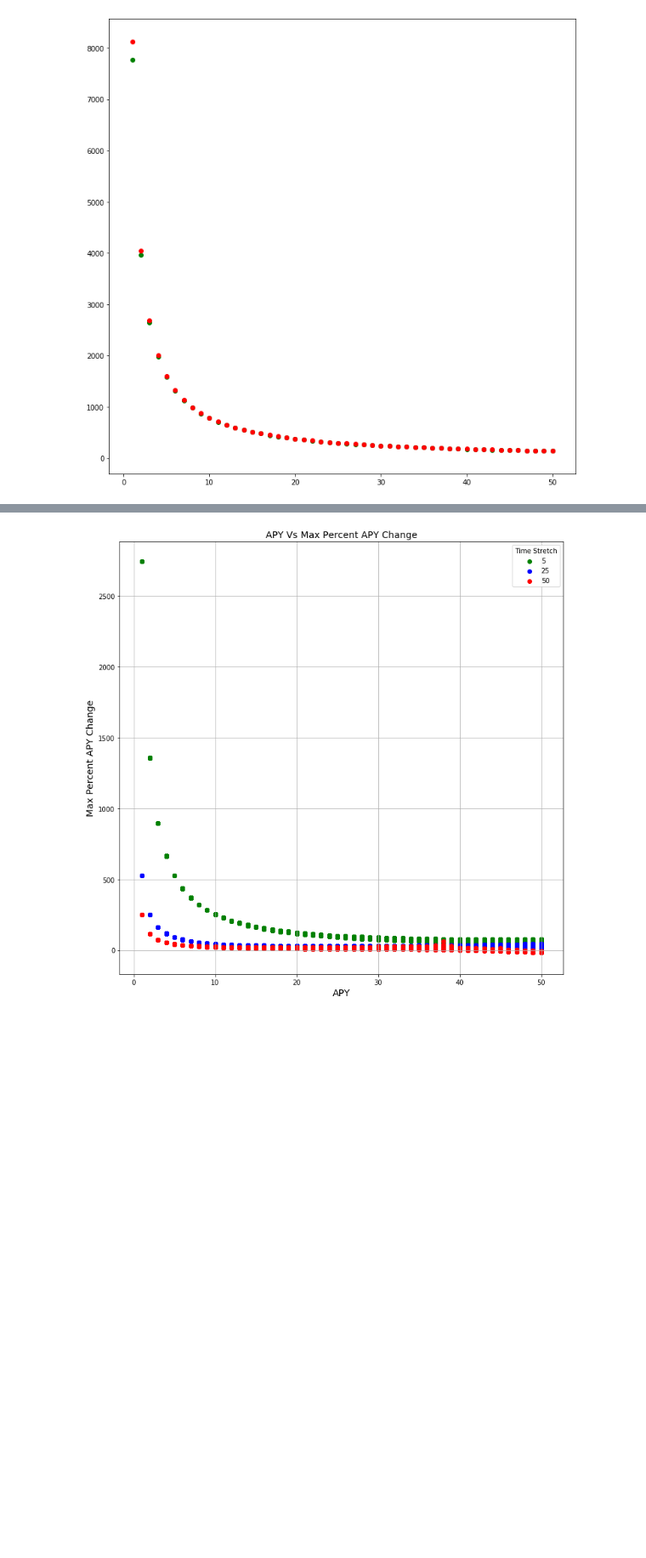
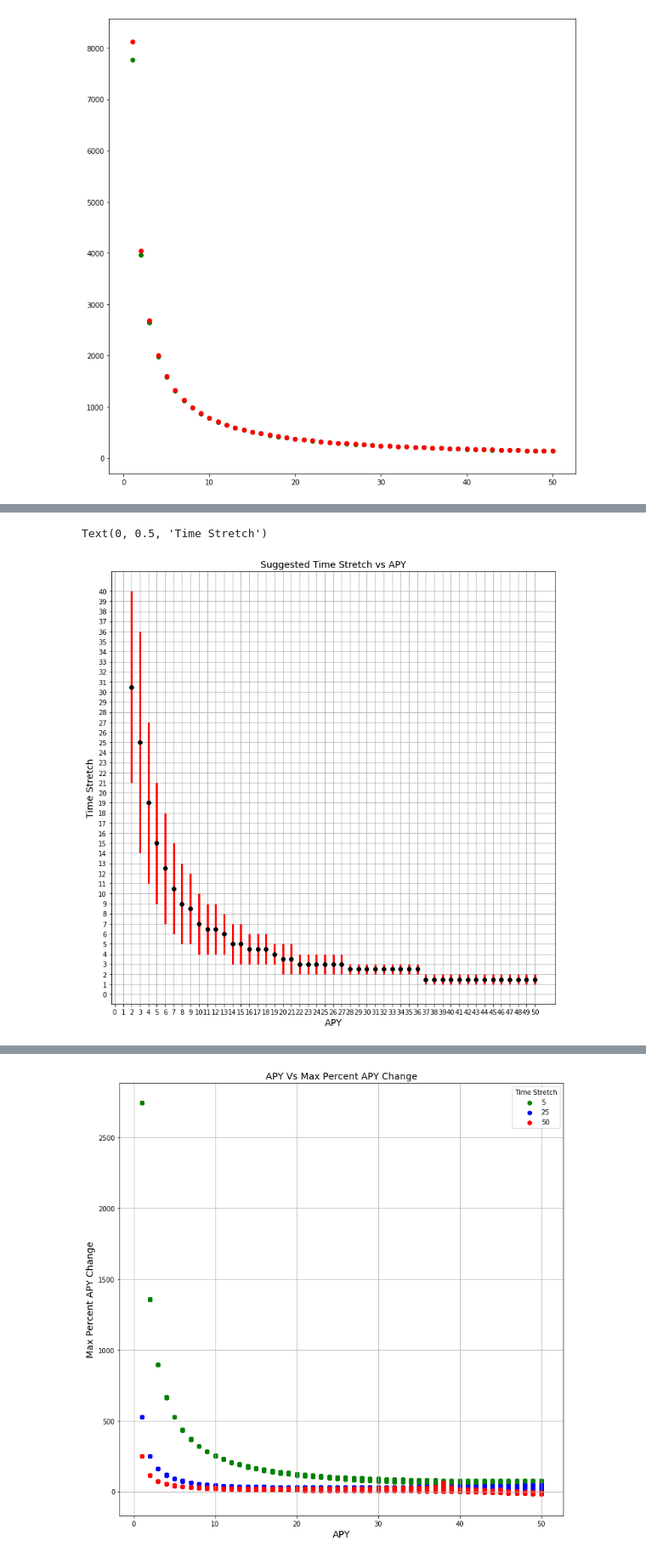
Before and after one commit to delvtech/agent0, a Jupyter notebook: limits_to_price_discovery.ipynb, the cells around one changed output, grey strips where cells are left out. Shown at 85% size. Cells and saved outputs as stored; diff of their text form; code cells hidden in the pictures; blank space fills up the shorter version.

Commit message:
mods to limits_to_price_discovery.ipynb in support of writeup.  merged all useful code from apy_slippage into it as well.

```diff
--- a/limits_to_price_discovery.ipynb
+++ b/limits_to_price_discovery.ipynb
@@ -397,0 +464,18 @@ min(times)
+# %%
+#df.to_csv('apy_change.csv')
+pd.set_option('display.max_rows', None)
+df['reserve_ratio']=df['x_reserves']/df['y_reserves']
+
+reserve_ratio_filter=(df['reserve_ratio']>=1/2)&(df['reserve_ratio']<=2/1)
+price_discovery_filter=(df['max_apy_change']>=50)
+df_filtered = df[reserve_ratio_filter & price_discovery_filter].reset_index()
+
+apy_t_stretches=[]
+for APY in np.arange(1, 51, 1):
+    min_ts=df_filtered[df_filtered['apy']==APY]['time_stretch'].min()
+    max_ts=df_filtered[df_filtered['apy']==APY]['time_stretch'].max()
+    min_tl=df_filtered[(df_filtered['apy']==APY)&(df_filtered['time_stretch']>=min_ts)&(df_filtered['time_stretch']<=max_ts)]['tranche_length'].min()
+    max_tl=df_filtered[(df_filtered['apy']==APY)&(df_filtered['time_stretch']>=min_ts)&(df_filtered['time_stretch']<=max_ts)]['tranche_length'].max()
+    apy_t_stretches.append((APY,min_ts,max_ts,min_tl,max_tl))
+
+apy_t_stretches
@@ -398,3 +500,22 @@ min(times)
+# %%
+import pandas as pd
+import matplotlib.pyplot as plt
+
+plt.subplots(figsize=(12,12))
+apys = [apy for apy,min_ts,max_ts,min_tl,max_tl in apy_t_stretches]
+mean_tss= [(min_ts+max_ts)/2 for apy,min_ts,max_ts,min_tl,max_tl in apy_t_stretches]
+err_tss= [max_ts-(min_ts+max_ts)/2 for apy,min_ts,max_ts,min_tl,max_tl in apy_t_stretches]
+plt.yticks(np.arange(0,41, 1))
+plt.xticks(np.arange(0,51, 1))
+plt.errorbar(apys, mean_tss, yerr=err_tss, fmt='o', color='black',
+             ecolor='red', elinewidth=3, capsize=0);
+plt.grid(True)
+plt.title('Suggested Time Stretch vs APY', fontsize=14)
+plt.xlabel('APY', fontsize=14)
+plt.ylabel('Time Stretch', fontsize=14)
+# %% [output]
+Text(0, 0.5, 'Time Stretch')
+[figure, added]
 # %%
 APY = 1
 tranche_length = 30
```
Also changed, not shown: parts of 8 cells of this notebook, 2 other files.
